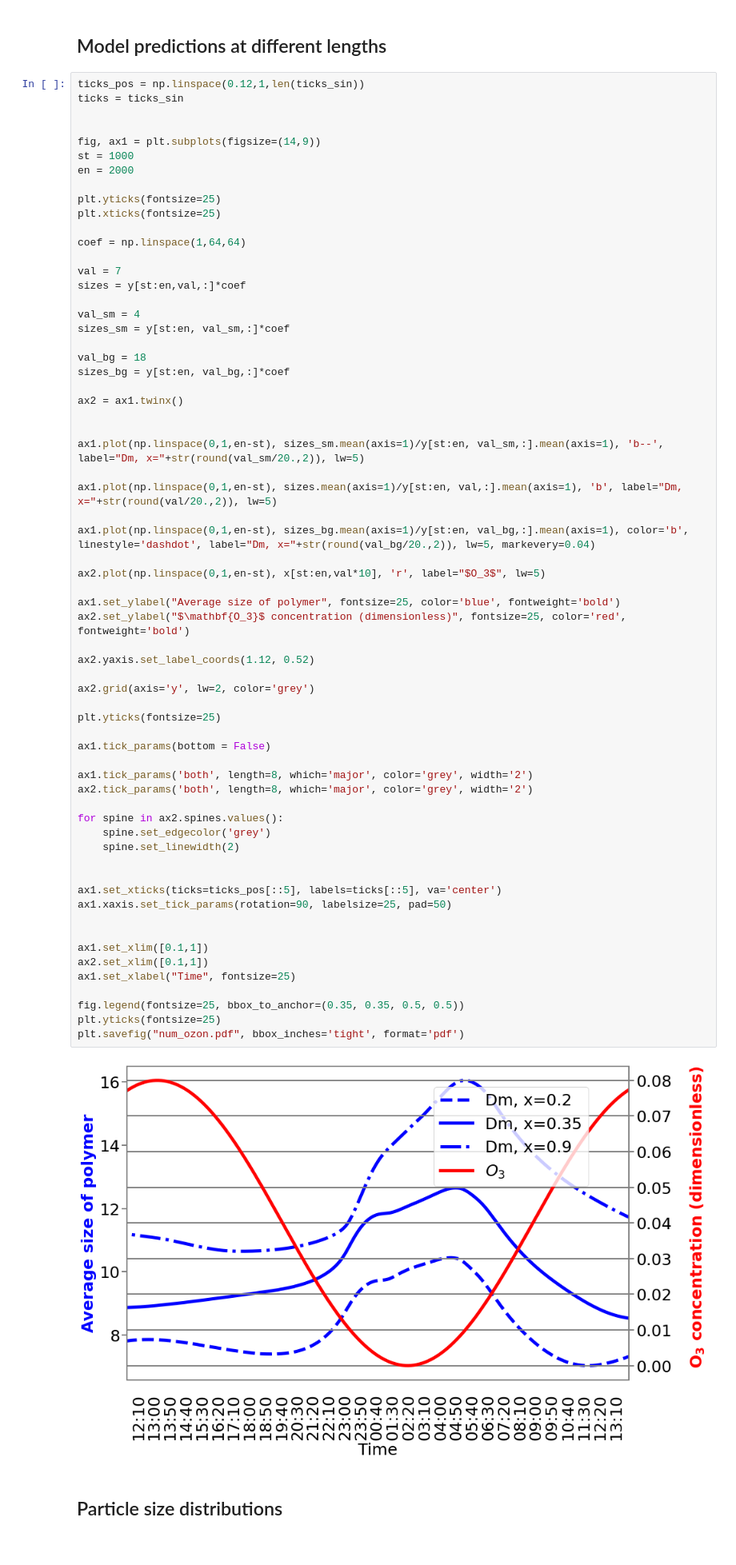
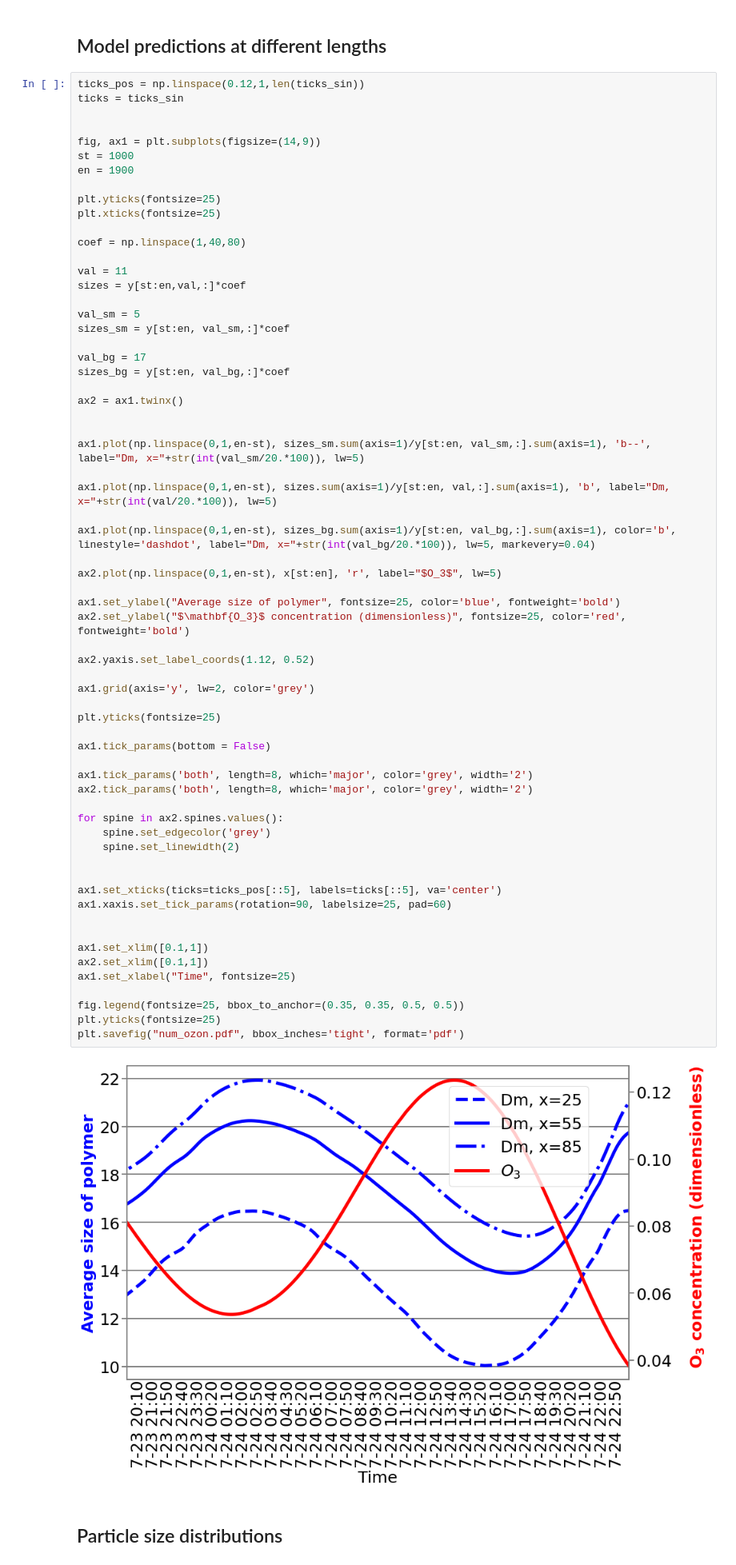
Before and after one commit to RishatZagidullin/coagulation-advection-1d, a Jupyter notebook: run_folder/baikal_data.ipynb, the cells around one changed output. Shown at 80% size. Drawn from its saved outputs; the diff is of its cells as text.

```diff
--- a/run_folder/baikal_data.ipynb
+++ b/run_folder/baikal_data.ipynb
@@ -269,65 +235,65 @@ ticks = ticks_sin
 
 fig, ax1 = plt.subplots(figsize=(14,9))
 st = 1000
-en = 2000
+en = 1900
 
 plt.yticks(fontsize=25)
 plt.xticks(fontsize=25)
 
-coef = np.linspace(1,64,64)
+coef = np.linspace(1,40,80)
 
-val = 7
+val = 11
 sizes = y[st:en,val,:]*coef
 
-val_sm = 4
+val_sm = 5
 sizes_sm = y[st:en, val_sm,:]*coef
 
-val_bg = 18
+val_bg = 17
 sizes_bg = y[st:en, val_bg,:]*coef
 
 ax2 = ax1.twinx()
 
 
-ax1.plot(np.linspace(0,1,en-st), sizes_sm.mean(axis=1)/y[st:en, val_sm,:].mean(axis=1), 'b--', label="Dm, x="+str(round(val_sm/20.,2)), lw=5)
+ax1.plot(np.linspace(0,1,en-st), sizes_sm.sum(axis=1)/y[st:en, val_sm,:].sum(axis=1), 'b--', label="Dm, x="+str(int(val_sm/20.*100)), lw=5)
 
-ax1.plot(np.linspace(0,1,en-st), sizes.mean(axis=1)/y[st:en, val,:].mean(axis=1), 'b', label="Dm, x="+str(round(val/20.,2)), lw=5)
+ax1.plot(np.linspace(0,1,en-st), sizes.sum(axis=1)/y[st:en, val,:].sum(axis=1), 'b', label="Dm, x="+str(int(val/20.*100)), lw=5)
 
-ax1.plot(np.linspace(0,1,en-st), sizes_bg.mean(axis=1)/y[st:en, val_bg,:].mean(axis=1), color='b', linestyle='dashdot', label="Dm, x="+str(round(val_bg/20.,2)), lw=5, markevery=0.04)
+ax1.plot(np.linspace(0,1,en-st), sizes_bg.sum(axis=1)/y[st:en, val_bg,:].sum(axis=1), color='b', linestyle='dashdot', label="Dm, x="+str(int(val_bg/20.*100)), lw=5, markevery=0.04)
 
-ax2.plot(np.linspace(0,1,en-st), x[st:en,val*10], 'r', label="$O_3$", lw=5)
+ax2.plot(np.linspace(0,1,en-st), x[st:en], 'r', label="$O_3$", lw=5)
 
 ax1.set_ylabel("Average size of polymer", fontsize=25, color='blue', fontweight='bold')
 ax2.set_ylabel("$\mathbf{O_3}$ concentration (dimensionless)", fontsize=25, color='red', fontweight='bold')
 
 ax2.yaxis.set_label_coords(1.12, 0.52)
 
-ax2.grid(axis='y', lw=2, color='grey')
+ax1.grid(axis='y', lw=2, color='grey')
 
 plt.yticks(fontsize=25)
 
 ax1.tick_params(bottom = False)
 
 ax1.tick_params('both', length=8, which='major', color='grey', width='2')
 ax2.tick_params('both', length=8, which='major', color='grey', width='2')
 
 for spine in ax2.spines.values():
     spine.set_edgecolor('grey')
     spine.set_linewidth(2)
 
 
 ax1.set_xticks(ticks=ticks_pos[::5], labels=ticks[::5], va='center')
-ax1.xaxis.set_tick_params(rotation=90, labelsize=25, pad=50)
+ax1.xaxis.set_tick_params(rotation=90, labelsize=25, pad=60)
 
 
 ax1.set_xlim([0.1,1])
 ax2.set_xlim([0.1,1])
 ax1.set_xlabel("Time", fontsize=25)
 
 fig.legend(fontsize=25, bbox_to_anchor=(0.35, 0.35, 0.5, 0.5))
 plt.yticks(fontsize=25)
 plt.savefig("num_ozon.pdf", bbox_inches='tight', format='pdf')
 # %% [output]
-[figure, old version]
+[figure, new version]
 # %% [markdown]
 ## Particle size distributions
 # %%
```
Also changed, not shown: parts of 20 cells of this notebook, 2 other files.
